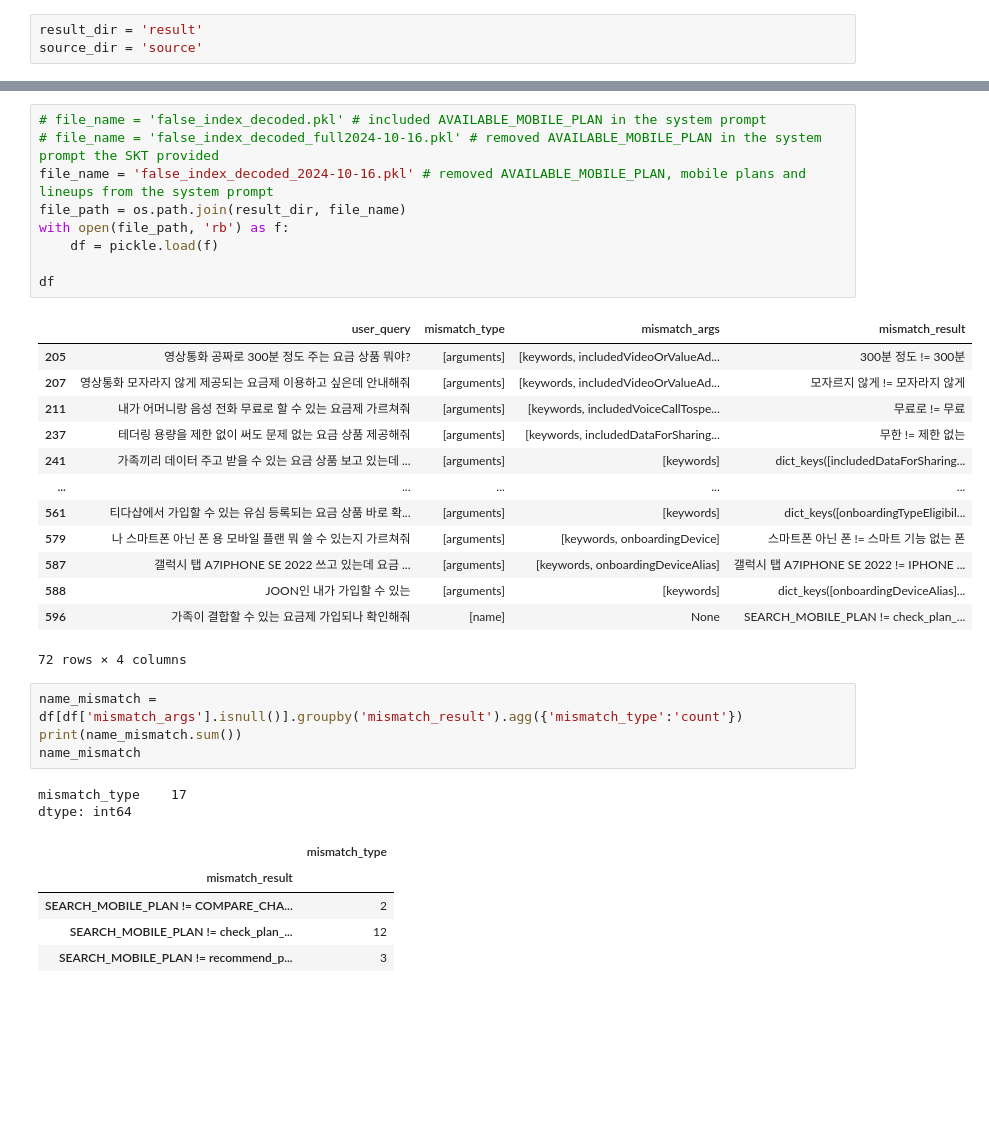
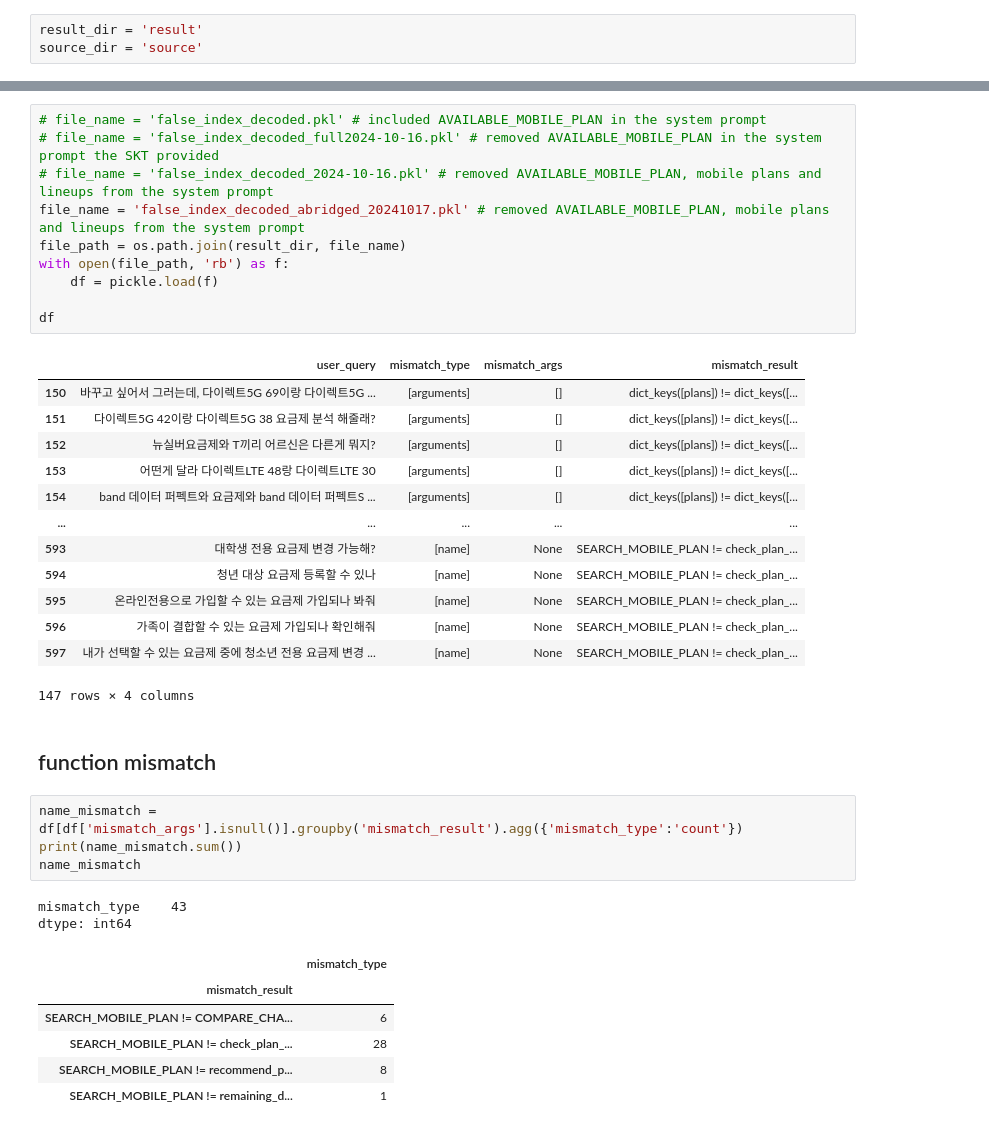
Before and after one commit to dcsolus/sktworld, a Jupyter notebook: eda.ipynb, the cells around one changed output, grey strips where cells are left out. Cells and saved outputs as stored; diff of their text form; blank space fills up the shorter version.

```diff
--- a/eda.ipynb
+++ b/eda.ipynb
@@ -8,35 +12,39 @@ source_dir = 'source'
 # %%
 # file_name = 'false_index_decoded.pkl' # included AVAILABLE_MOBILE_PLAN in the system prompt
 # file_name = 'false_index_decoded_full2024-10-16.pkl' # removed AVAILABLE_MOBILE_PLAN in the system prompt the SKT provided
-file_name = 'false_index_decoded_2024-10-16.pkl' # removed AVAILABLE_MOBILE_PLAN, mobile plans and lineups from the system prompt
+# file_name = 'false_index_decoded_2024-10-16.pkl' # removed AVAILABLE_MOBILE_PLAN, mobile plans and lineups from the system prompt
+file_name = 'false_index_decoded_abridged_20241017.pkl' # removed AVAILABLE_MOBILE_PLAN, mobile plans and lineups from the system prompt
 file_path = os.path.join(result_dir, file_name)
 with open(file_path, 'rb') as f:
     df = pickle.load(f)
 
 df
 # %% [output]
 |  | user_query | mismatch_type | mismatch_args | mismatch_result |
-| 205 | 영상통화 공짜로 300분 정도 주는 요금 상품 뭐야? | [arguments] | [keywords, includedVideoOrValueAd... | 300분 정도 != 300분 |
-| 207 | 영상통화 모자라지 않게 제공되는 요금제 이용하고 싶은데 안내해줘 | [arguments] | [keywords, includedVideoOrValueAd... | 모자르지 않게 != 모자라지 않게 |
-| 211 | 내가 어머니랑 음성 전화 무료로 할 수 있는 요금제 가르쳐줘 | [arguments] | [keywords, includedVoiceCallTospe... | 무료로 != 무료 |
-| 237 | 테더링 용량을 제한 없이 써도 문제 없는 요금 상품 제공해줘 | [arguments] | [keywords, includedDataForSharing... | 무한 != 제한 없는 |
-| 241 | 가족끼리 데이터 주고 받을 수 있는 요금 상품 보고 있는데 ... | [arguments] | [keywords] | dict_keys([includedDataForSharing... |
+| 150 | 바꾸고 싶어서 그러는데, 다이렉트5G 69이랑 다이렉트5G ... | [arguments] | [] | dict_keys([plans]) != dict_keys([... |
+| 151 | 다이렉트5G 42이랑 다이렉트5G 38 요금제 분석 해줄래? | [arguments] | [] | dict_keys([plans]) != dict_keys([... |
+| 152 | 뉴실버요금제와 T끼리 어르신은 다른게 뭐지? | [arguments] | [] | dict_keys([plans]) != dict_keys([... |
+| 153 | 어떤게 달라 다이렉트LTE 48랑 다이렉트LTE 30 | [arguments] | [] | dict_keys([plans]) != dict_keys([... |
+| 154 | band 데이터 퍼펙트와 요금제와 band 데이터 퍼펙트S ... | [arguments] | [] | dict_keys([plans]) != dict_keys([... |
 | ... | ... | ... | ... | ... |
-| 561 | 티다샵에서 가입할 수 있는 유심 등록되는 요금 상품 바로 확... | [arguments] | [keywords] | dict_keys([onboardingTypeEligibil... |
-| 579 | 나 스마트폰 아닌 폰 용 모바일 플랜 뭐 쓸 수 있는지 가르쳐줘 | [arguments] | [keywords, onboardingDevice] | 스마트폰 아닌 폰 != 스마트 기능 없는 폰 |
-| 587 | 갤럭시 탭 A7IPHONE SE 2022 쓰고 있는데 요금 ... | [arguments] | [keywords, onboardingDeviceAlias] | 갤럭시 탭 A7IPHONE SE 2022 != IPHONE ... |
-| 588 | JOON인 내가 가입할 수 있는 | [arguments] | [keywords] | dict_keys([onboardingDeviceAlias]... |
+| 593 | 대학생 전용 요금제 변경 가능해? | [name] | None | SEARCH_MOBILE_PLAN != check_plan_... |
+| 594 | 청년 대상 요금제 등록할 수 있나 | [name] | None | SEARCH_MOBILE_PLAN != check_plan_... |
+| 595 | 온라인전용으로 가입할 수 있는 요금제 가입되나 봐줘 | [name] | None | SEARCH_MOBILE_PLAN != check_plan_... |
 | 596 | 가족이 결합할 수 있는 요금제 가입되나 확인해줘 | [name] | None | SEARCH_MOBILE_PLAN != check_plan_... |
+| 597 | 내가 선택할 수 있는 요금제 중에 청소년 전용 요금제 변경 ... | [name] | None | SEARCH_MOBILE_PLAN != check_plan_... |
-72 rows × 4 columns
+147 rows × 4 columns
+# %% [markdown]
+## function mismatch
 # %%
 name_mismatch = df[df['mismatch_args'].isnull()].groupby('mismatch_result').agg({'mismatch_type':'count'})
 print(name_mismatch.sum())
 name_mismatch
 # %% [output]
-mismatch_type    17
+mismatch_type    43
 dtype: int64
 |  | mismatch_type |
 | mismatch_result |  |
-| SEARCH_MOBILE_PLAN != COMPARE_CHA... | 2 |
-| SEARCH_MOBILE_PLAN != check_plan_... | 12 |
-| SEARCH_MOBILE_PLAN != recommend_p... | 3 |
+| SEARCH_MOBILE_PLAN != COMPARE_CHA... | 6 |
+| SEARCH_MOBILE_PLAN != check_plan_... | 28 |
+| SEARCH_MOBILE_PLAN != recommend_p... | 8 |
+| SEARCH_MOBILE_PLAN != remaining_d... | 1 |
```
Also changed, not shown: parts of 19 cells of this notebook, 10 other files.
